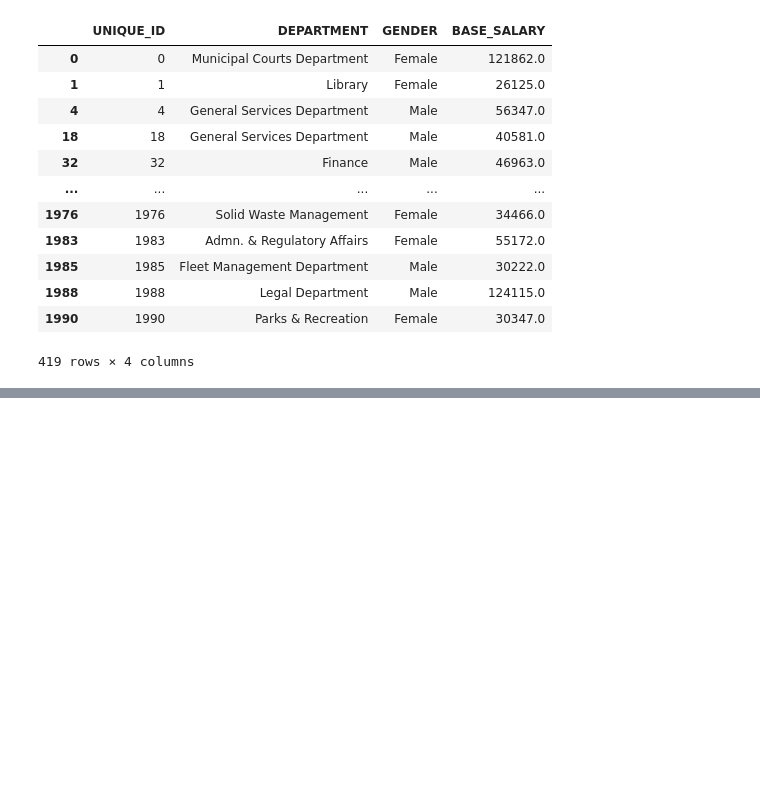
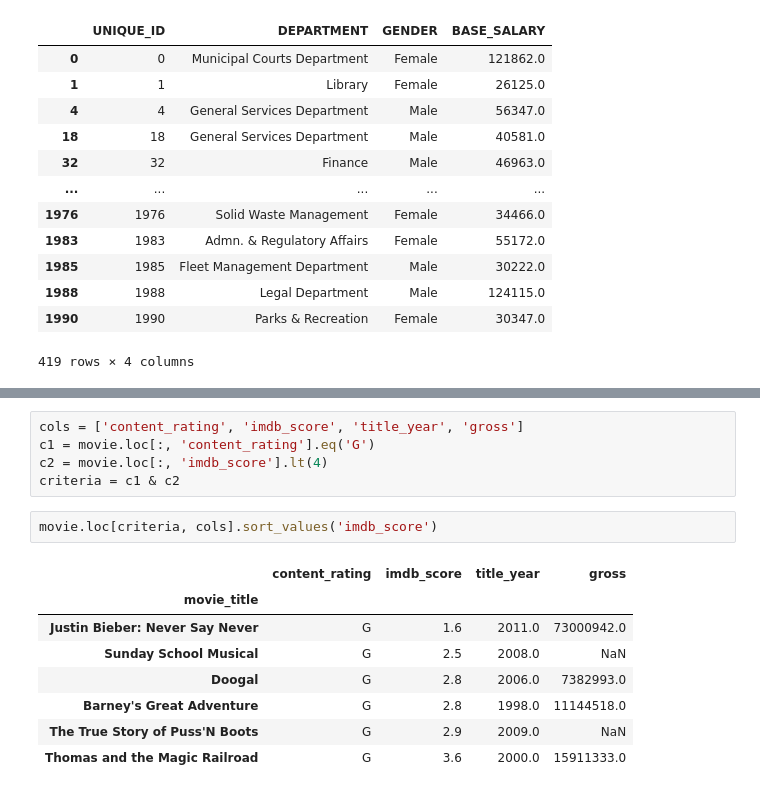
Before and after one commit to minstrel1149/pandas_practice-cookbook1, a Jupyter notebook: pd_cookbook_2_chapter7.ipynb, the cells around one changed output, grey strips where cells are left out. Cells and saved outputs as stored; diff of their text form; blank space fills up the shorter version.

```diff
--- a/pd_cookbook_2_chapter7.ipynb
+++ b/pd_cookbook_2_chapter7.ipynb
@@ -299,0 +342,16 @@ emp.loc[criteria, select]
+# %%
+cols = ['content_rating', 'imdb_score', 'title_year', 'gross']
+c1 = movie.loc[:, 'content_rating'].eq('G')
+c2 = movie.loc[:, 'imdb_score'].lt(4)
+criteria = c1 & c2
+# %%
+movie.loc[criteria, cols].sort_values('imdb_score')
+# %% [output]
+|  | content_rating | imdb_score | title_year | gross |
+| movie_title |  |  |  |  |
+| Justin Bieber: Never Say Never | G | 1.6 | 2011.0 | 73000942.0 |
+| Sunday School Musical | G | 2.5 | 2008.0 | NaN |
+| Doogal | G | 2.8 | 2006.0 | 7382993.0 |
+| Barney's Great Adventure | G | 2.8 | 1998.0 | 11144518.0 |
+| The True Story of Puss'N Boots | G | 2.9 | 2009.0 | NaN |
+| Thomas and the Magic Railroad | G | 3.6 | 2000.0 | 15911333.0 |
```
Also changed, not shown: parts of 6 cells of this notebook, 1 other file.
